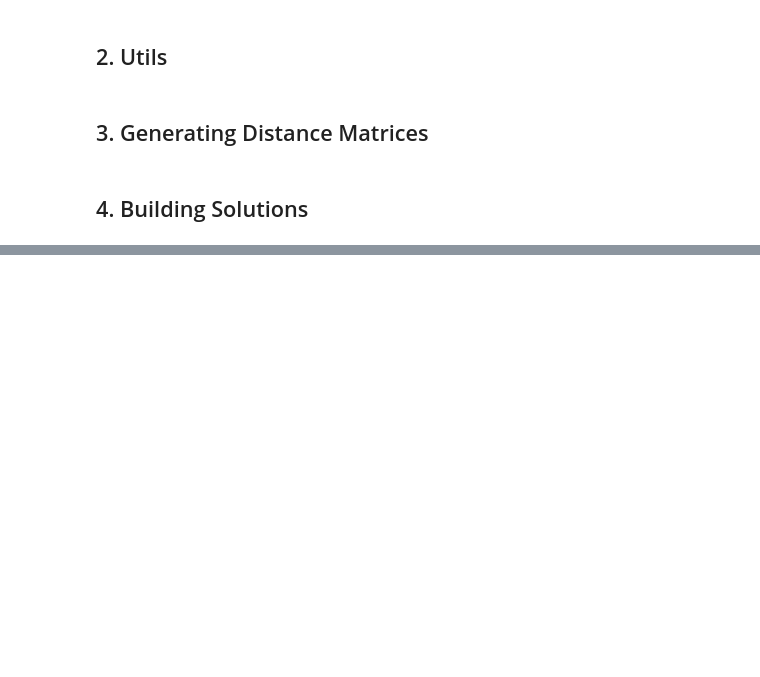
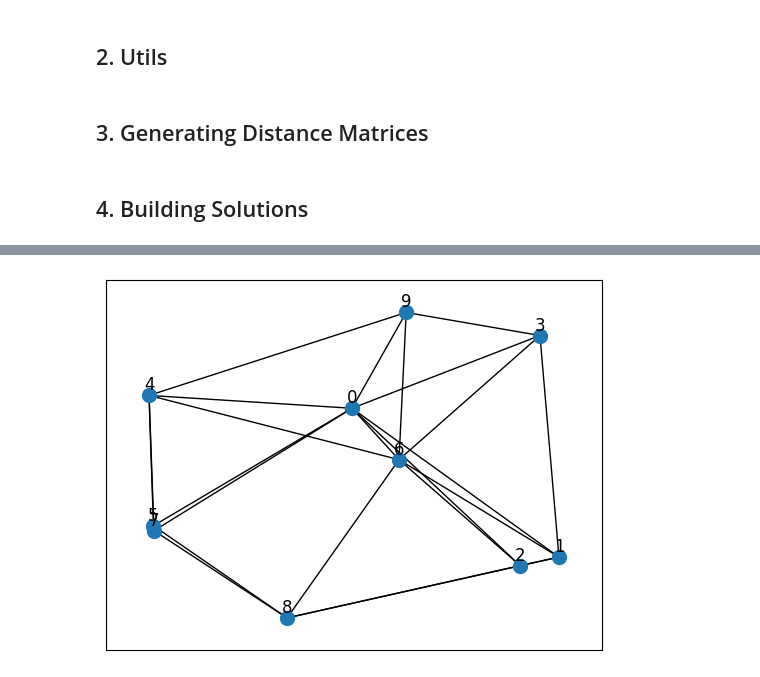
Before and after one commit to NNepper/TSP-DL-Thesis, a Jupyter notebook: dataset.ipynb, the cells around one changed output, grey strips where cells are left out. Drawn from its saved outputs; the diff is of its cells as text; code cells hidden in the pictures; blank space fills up the shorter version.

```diff
--- a/dataset.ipynb
+++ b/dataset.ipynb
@@ -146,0 +142,12 @@ draw(G, ax)
+# %%
+edges = []
+for i in range(n):
+    partition = np.argsort(distances[i])
+    idx = partition[1:3]
+    edges.append(idx)
+G.add_edges_from(edges)
+# %%
+fig, ax = plt.subplots()
+draw(G,ax)
+# %% [output]
+[figure, added]
```
Also changed, not shown: parts of 5 cells of this notebook.
